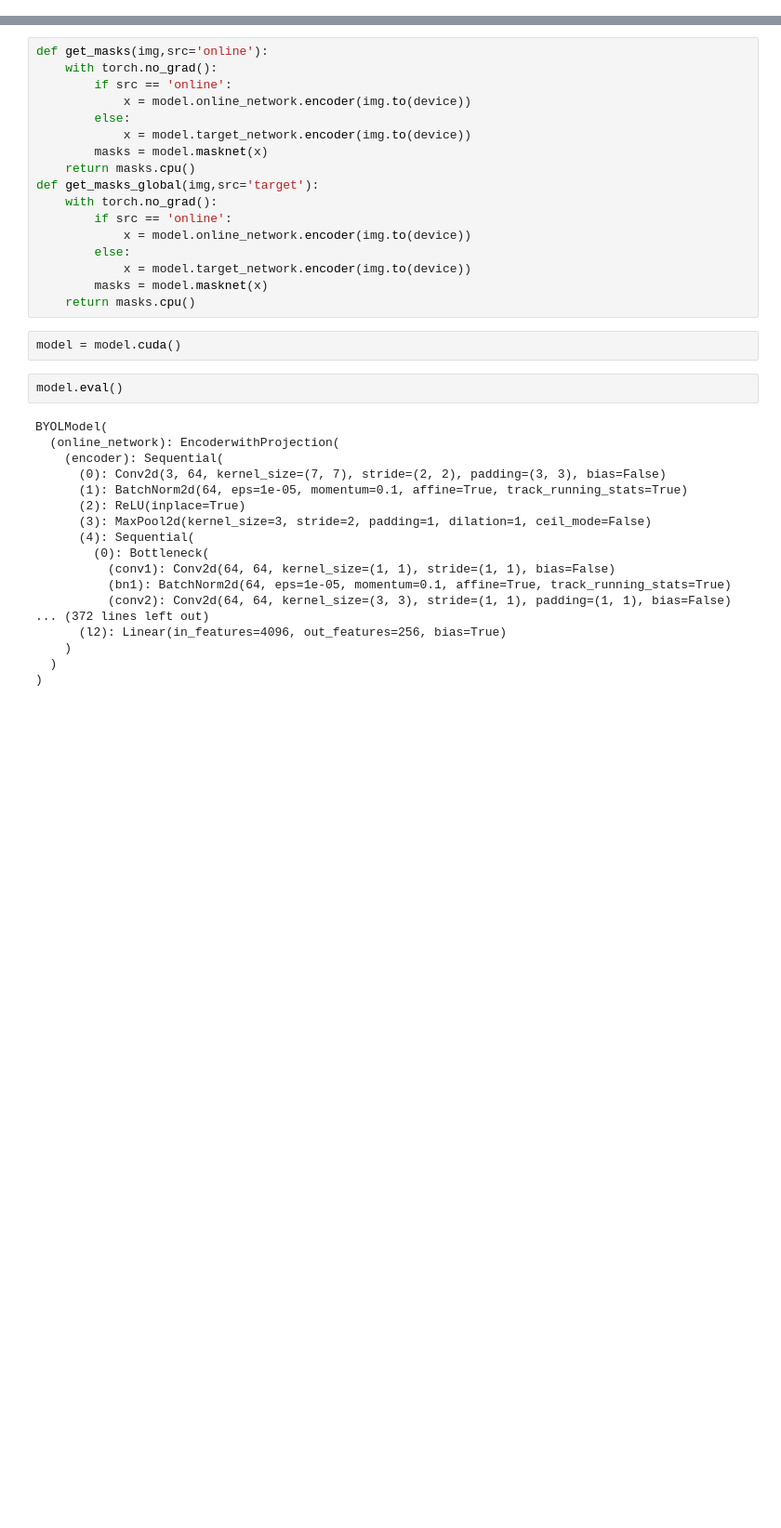
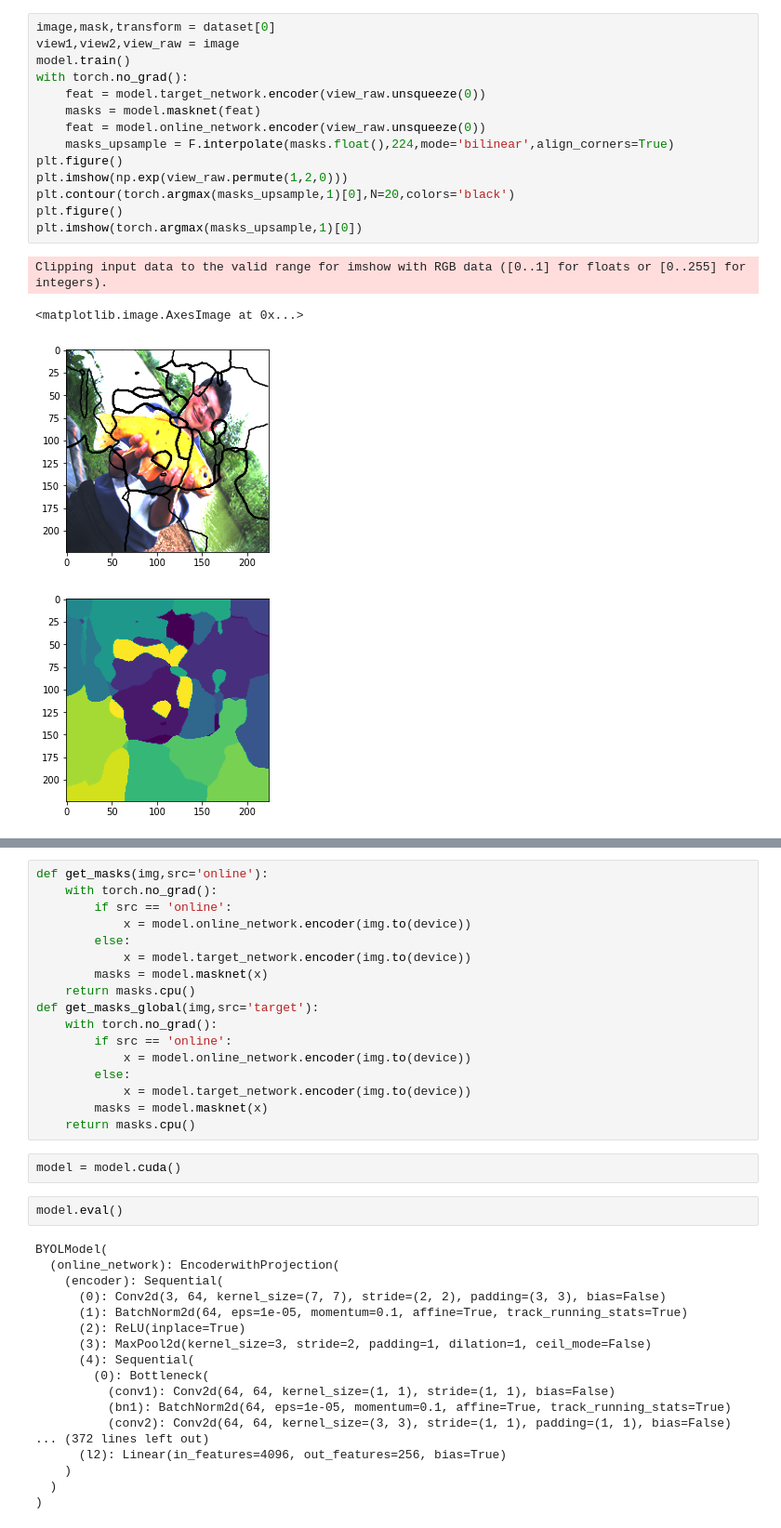
Before and after one commit to KKallidromitis/BYOL-PyTorch-1, a Jupyter notebook: Visual.ipynb, the cells around one changed output, grey strips where cells are left out. Shown at 93% size. Drawn from its saved outputs; the diff is of its cells as text; blank space fills up the shorter version.

```diff
--- a/Visual.ipynb
+++ b/Visual.ipynb
@@ -29,0 +89,19 @@ view1,view2,view_raw = image
+# %%
+image,mask,transform = dataset[0]
+view1,view2,view_raw = image
+model.train()
+with torch.no_grad():
+    feat = model.target_network.encoder(view_raw.unsqueeze(0))
+    masks = model.masknet(feat)
+    feat = model.online_network.encoder(view_raw.unsqueeze(0))
+    masks_upsample = F.interpolate(masks.float(),224,mode='bilinear',align_corners=True)
+plt.figure()
+plt.imshow(np.exp(view_raw.permute(1,2,0)))
+plt.contour(torch.argmax(masks_upsample,1)[0],N=20,colors='black')
+plt.figure()
+plt.imshow(torch.argmax(masks_upsample,1)[0])
+# %% [output]
+Clipping input data to the valid range for imshow with RGB data ([0..1] for floats or [0..255] for integers).
+<matplotlib.image.AxesImage at 0x...>
+[figure, added]
+[figure, added]
```
Also changed, not shown: parts of 59 cells of this notebook, 23 other files.
